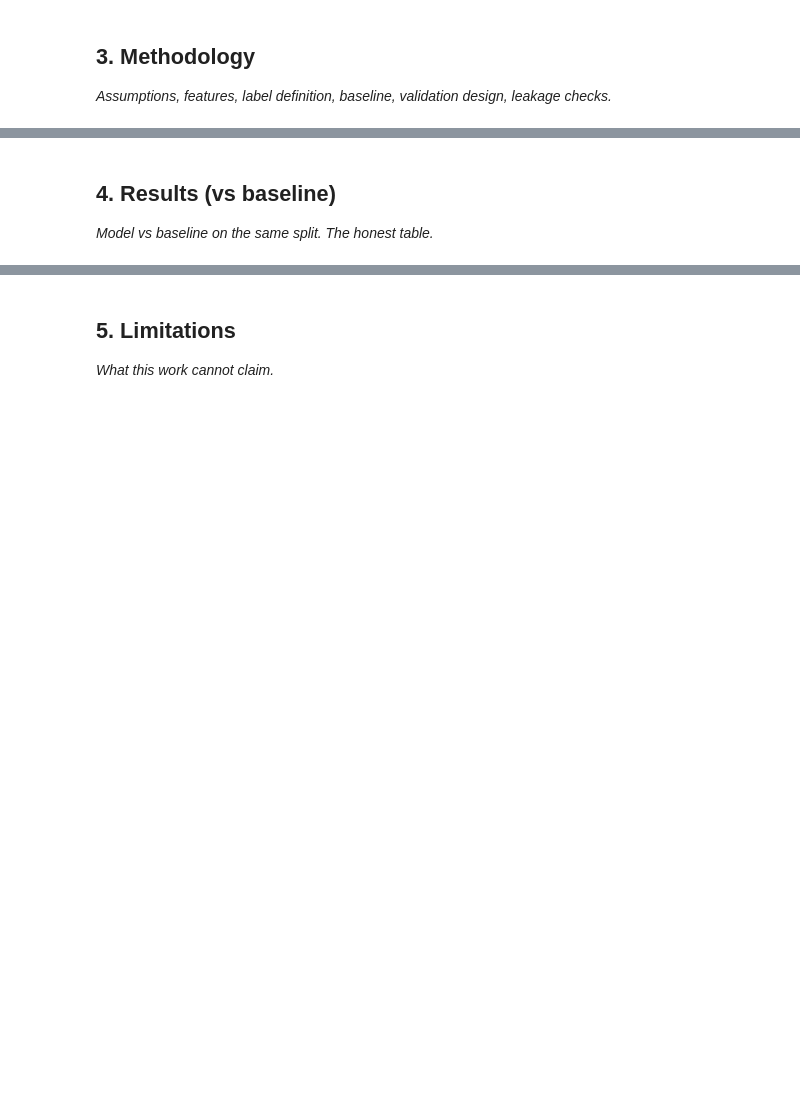
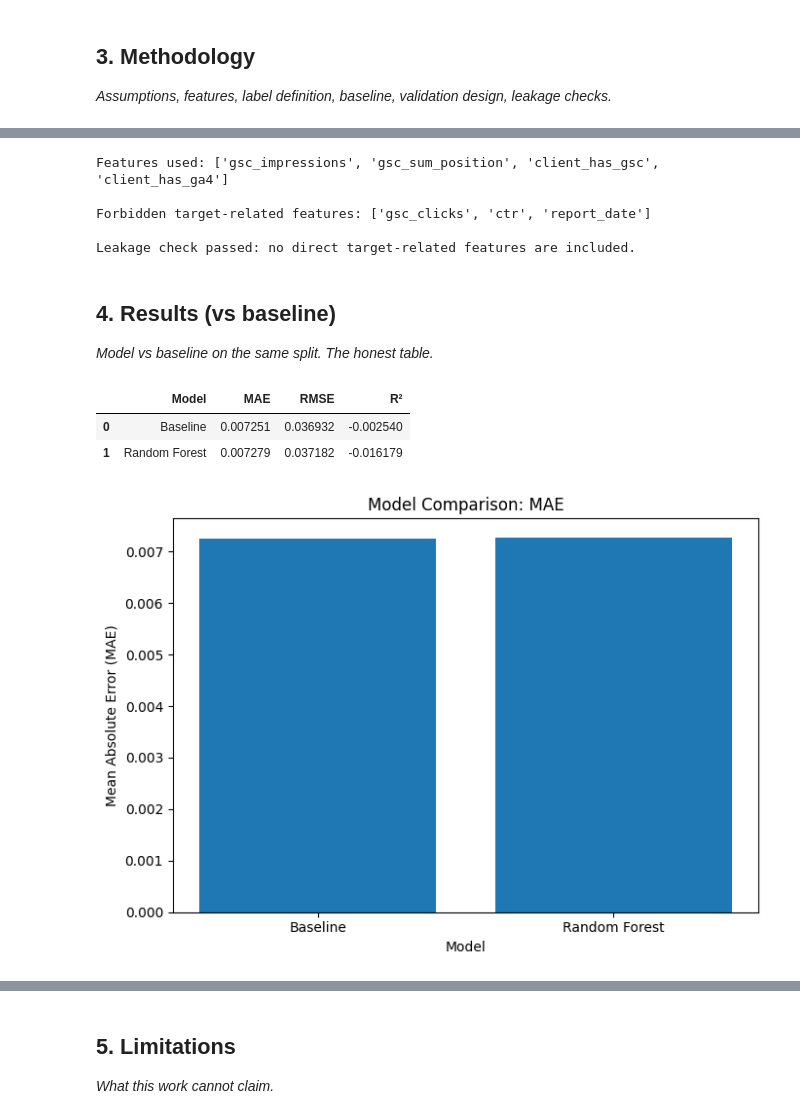
Before and after one commit to Vaib-raksh/Intern-ML, a Jupyter notebook: work/notebooks/capstone.ipynb, the cells around one changed output, grey strips where cells are left out. Saved outputs shown, nothing was run; the diff lists cells and outputs as text; code cells hidden in the pictures; blank space fills up the shorter version.

```diff
--- a/work/notebooks/capstone.ipynb
+++ b/work/notebooks/capstone.ipynb
@@ -224,4 +285,73 @@ Test rows: 3878937
+# %%
+# Leakage audit
+
+forbidden_features = [
+    "gsc_clicks",
+    "ctr",
+    "report_date"
+]
+
+leakage_found = [
+    feature for feature in FEATURES
+    if feature in forbidden_features
+]
+
+print("Features used:", FEATURES)
+print("\nForbidden target-related features:", forbidden_features)
+
+if leakage_found:
+    print("\nPotential leakage found:", leakage_found)
+else:
+    print("\nLeakage check passed: no direct target-related features are included.")
+# %% [output]
+Features used: ['gsc_impressions', 'gsc_sum_position', 'client_has_gsc', 'client_has_ga4']
+
+Forbidden target-related features: ['gsc_clicks', 'ctr', 'report_date']
+
+Leakage check passed: no direct target-related features are included.
 # %% [markdown]
 ## 4. Results (vs baseline)
 
 *Model vs baseline on the same split. The honest table.*
+# %%
+import pandas as pd
+
+results_df = pd.DataFrame({
+    "Model": ["Baseline", "Random Forest"],
+    "MAE": [
+        0.007251329331887943,
+        0.007278638219650558
+    ],
+    "RMSE": [
+        0.03693171596579568,
+        0.037182091071070844
+    ],
+    "R²": [
+        -0.0025399316686165463,
+        -0.01617925966922229
+    ]
+})
+
+display(results_df.round(6))
+# %% [output]
+|  | Model | MAE | RMSE | R² |
+| 0 | Baseline | 0.007251 | 0.036932 | -0.002540 |
+| 1 | Random Forest | 0.007279 | 0.037182 | -0.016179 |
+# %%
+import matplotlib.pyplot as plt
+
+plt.figure(figsize=(7, 5))
+
+plt.bar(
+    results_df["Model"],
+    results_df["MAE"]
+)
+
+plt.title("Model Comparison: MAE")
+plt.xlabel("Model")
+plt.ylabel("Mean Absolute Error (MAE)")
+
+plt.tight_layout()
+plt.show()
+# %% [output]
+[figure, added]
```
Also changed, not shown: parts of 3 cells of this notebook.
